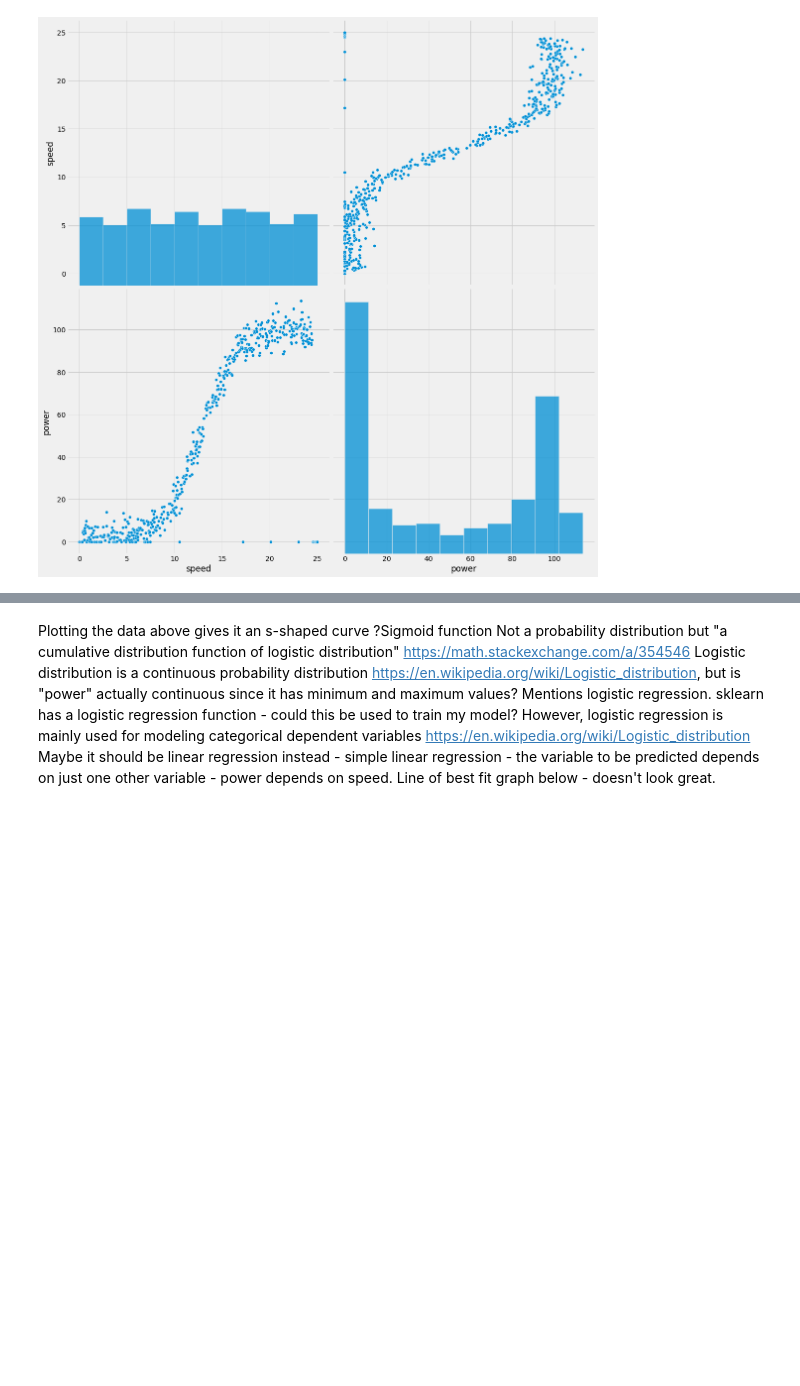
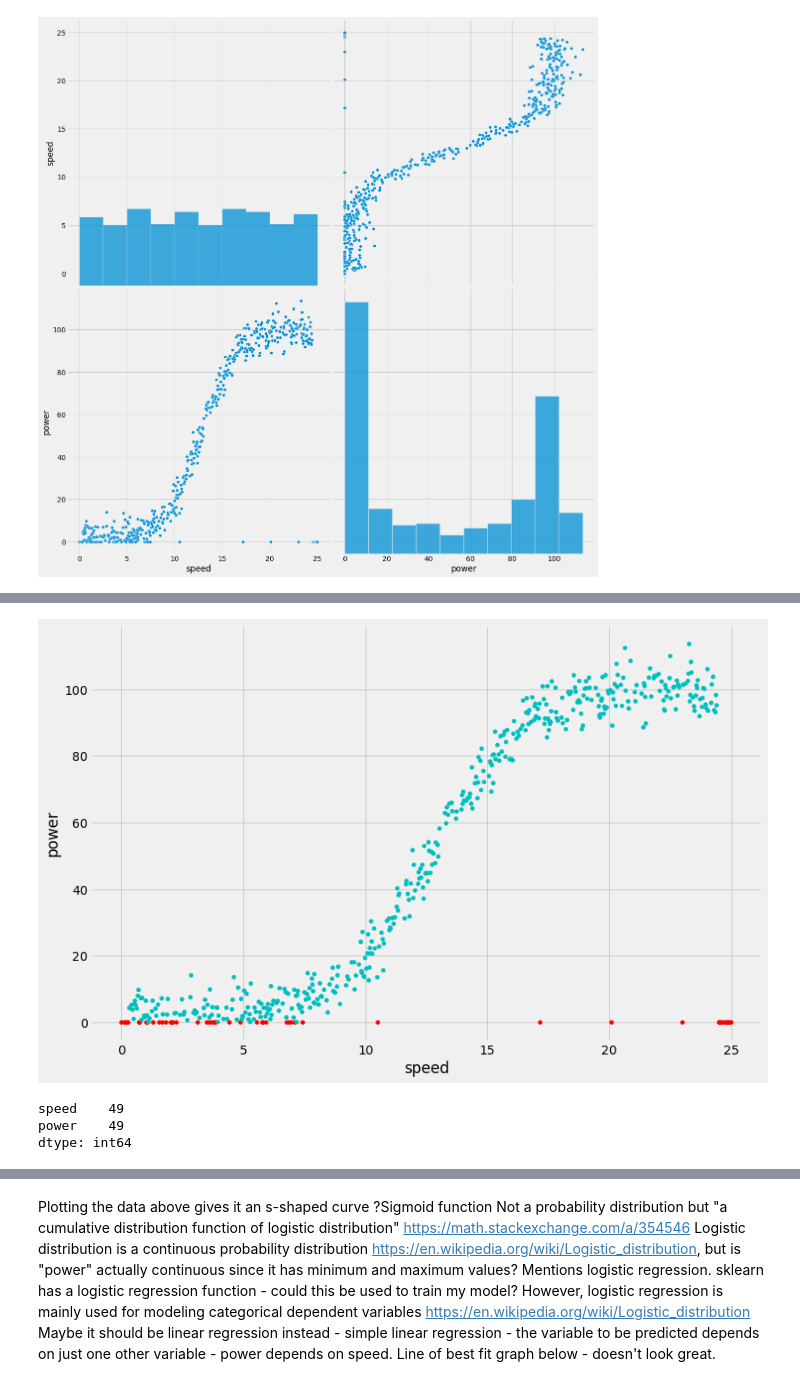
Before and after one commit to jennifer-ryan/machine-learning-project, a Jupyter notebook: Power Production Analysis.ipynb, the cells around one changed output, grey strips where cells are left out. Drawn from its saved outputs; the diff is of its cells as text; code cells hidden in the pictures; blank space fills up the shorter version.

Commit message:
Dealing with zero value outliers. Started discussing models

```diff
--- a/Power Production Analysis.ipynb
+++ b/Power Production Analysis.ipynb
@@ -129,0 +134,14 @@ However, the units used are not important when it comes to developing a predicti
+# %%
+# Highlighting zero values - adapted from https://stackoverflow.com/a/46265462
+colours = np.where(data["power"]==0,"r","c")
+data.plot.scatter(x="speed", y="power", c=colours)
+plt.show()
+# %% [output]
+[figure, added]
+# %%
+# Number of entries where the power value is 0 - adapted from https://stackoverflow.com/a/18173074
+data[data.power == 0].count()
+# %% [output]
+speed    49
+power    49
+dtype: int64
```
Also changed, not shown: parts of 6 cells of this notebook.
